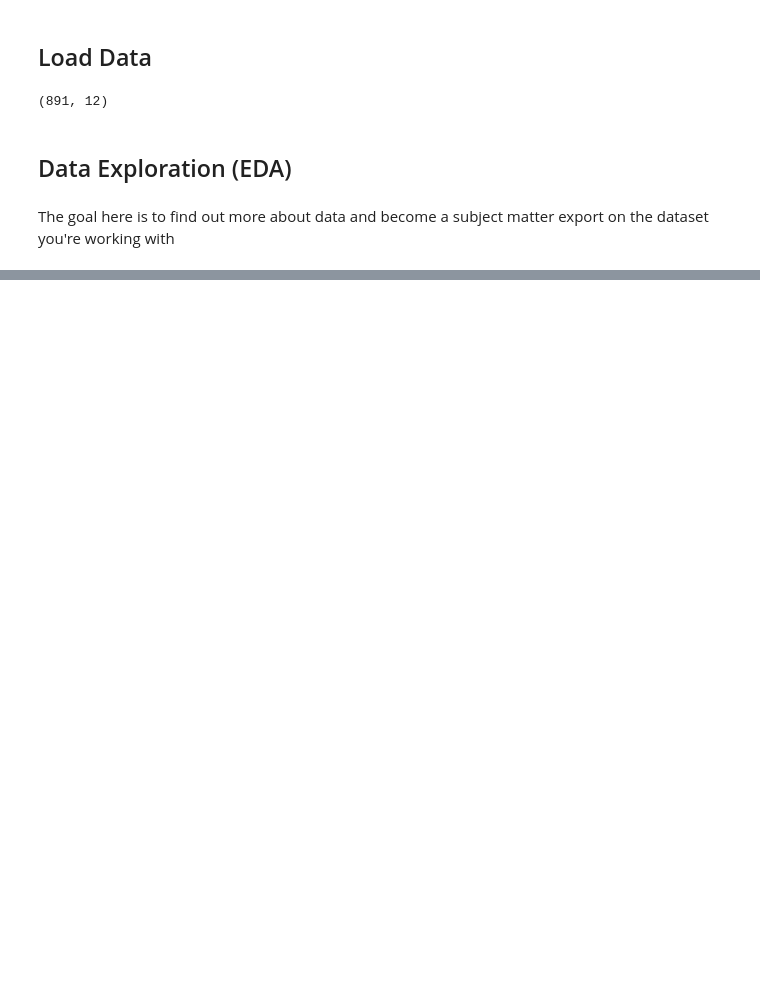
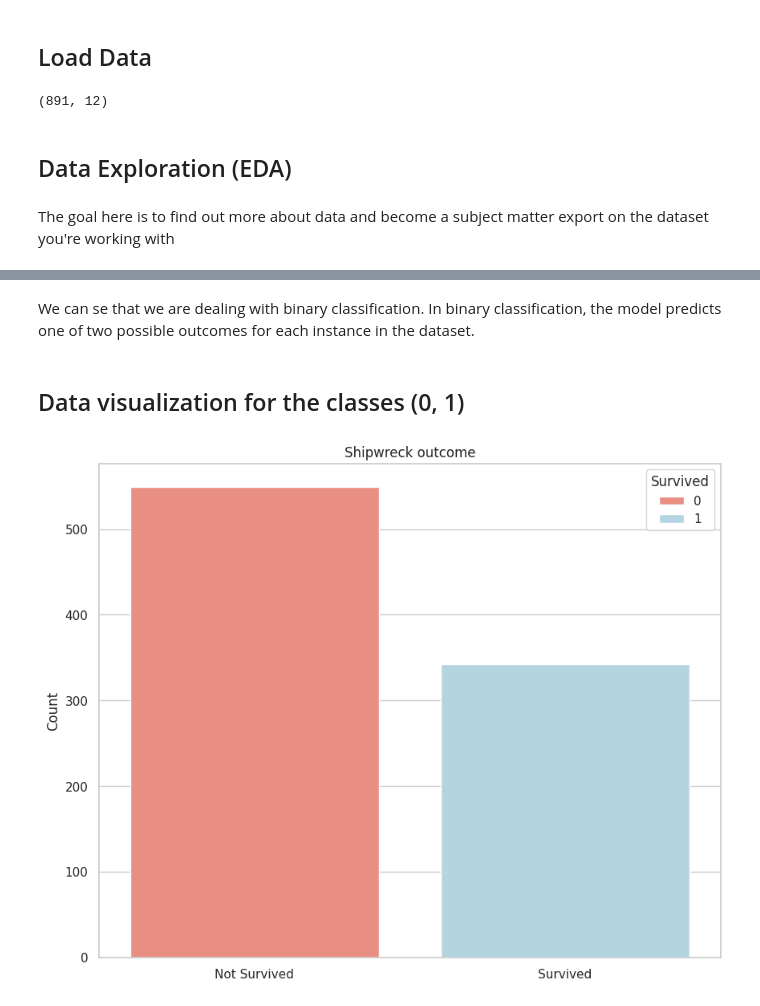
Before and after one commit to PavicicJadranko/Machine-Learning-Project, a Jupyter notebook: Titanic.ipynb, the cells around one changed output, grey strips where cells are left out. Drawn from its saved outputs; the diff is of its cells as text; code cells hidden in the pictures; blank space fills up the shorter version.

```diff
--- a/Titanic.ipynb
+++ b/Titanic.ipynb
@@ -97,0 +107,21 @@ df.tail(7) # Last 7 passengesr in the DataFrame
+# %% [markdown]
+We can se that we are dealing with binary classification. In binary classification, the model predicts one of two possible outcomes for each instance in the dataset.
+# %% [markdown]
+## Data visualization for the classes (0, 1)
+# %%
+# Ploting the Survived column with a bar plot
+sns.set(style="whitegrid")
+
+plt.figure(figsize=(10, 8))  # Set the figure size
+sns.countplot(x="Survived", hue="Survived", data=df, palette=["lightblue", "salmon"][::-1], legend= "auto")
+
+plt.xlabel("")
+plt.ylabel("Count")
+plt.title("Shipwreck outcome")
+plt.xticks(ticks=[0, 1], labels=["Not Survived", "Survived"])
+
+
+# Show the plot
+plt.show()
+# %% [output]
+[figure, added]
```
Also changed, not shown: parts of 3 cells of this notebook.
